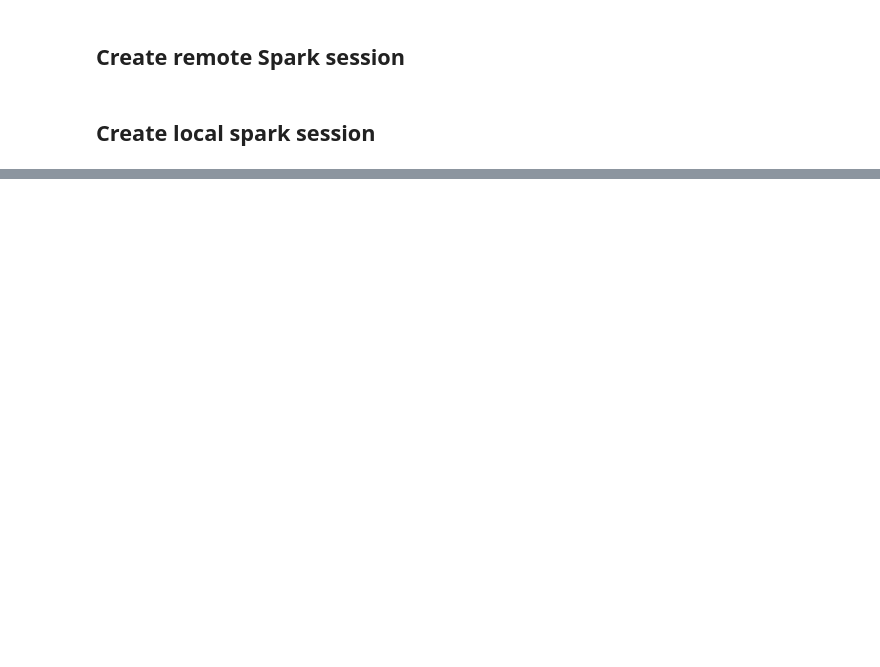
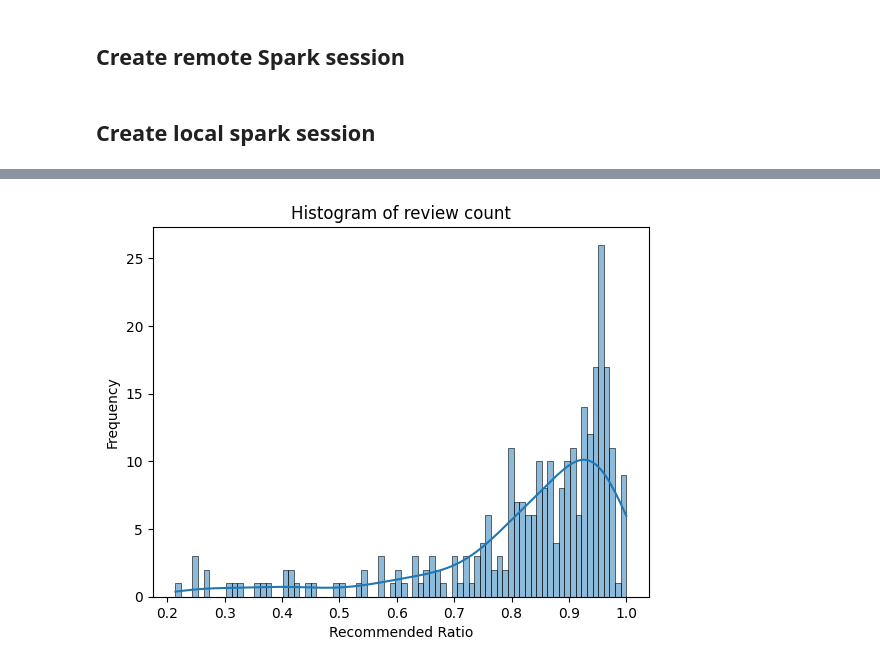
Before and after one commit to esbendamkjaer/DTU-CTFDS-02807-PROJ, a Jupyter notebook: src/dtu_ctfds_02807_proj/exploratory.ipynb, the cells around one changed output, grey strips where cells are left out. Saved outputs shown, nothing was run; the diff lists cells and outputs as text; code cells hidden in the pictures; blank space fills up the shorter version.

```diff
--- a/src/dtu_ctfds_02807_proj/exploratory.ipynb
+++ b/src/dtu_ctfds_02807_proj/exploratory.ipynb
@@ -200,0 +314,12 @@ game_reviews\
+# %%
+sns.histplot(
+    most_reviewed_games_pdf['recommended_ratio'],
+    bins=80,
+    kde=True
+)
+plt.xlabel('Recommended Ratio')
+plt.ylabel('Frequency')
+plt.title('Histogram of review count')
+plt.show()
+# %% [output]
+[figure, added]
```
Also changed, not shown: parts of 26 cells of this notebook.
